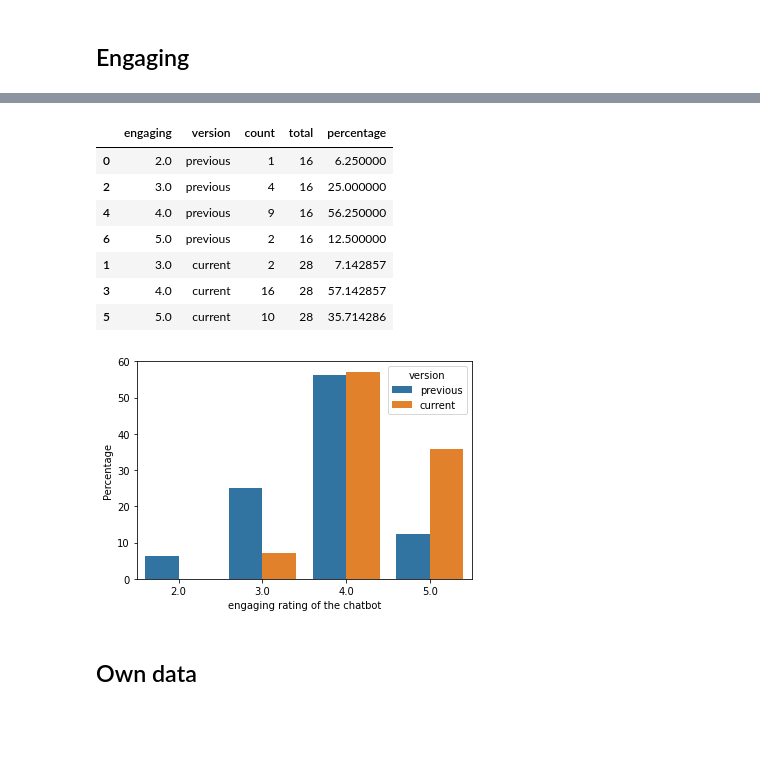
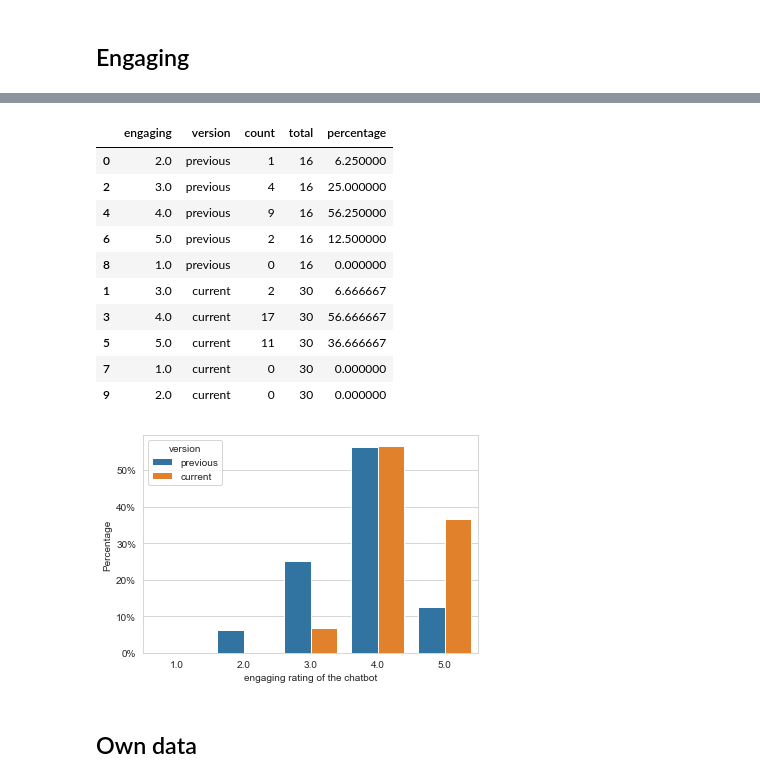
Before and after one commit to weijie9512/official_sat_chatbot, a Jupyter notebook: jupyter/Stage 7 - Evaluation.ipynb, the cells around one changed output, grey strips where cells are left out. Cells and saved outputs as stored; diff of their text form; code cells hidden in the pictures; blank space fills up the shorter version.

```diff
--- a/jupyter/Stage 7 - Evaluation.ipynb
+++ b/jupyter/Stage 7 - Evaluation.ipynb
@@ -1,7 +1,7 @@
 # %%
 import pandas as pd
 # %%
-df = pd.read_excel("/Users/weijiechua/Desktop/ImperialClasses/Courses/thirdterm/individual/official/official_sat_chatbot/data/evaluation.xlsx")
+df = pd.read_excel("/Users/weijiechua/Desktop/ImperialClasses/Courses/thirdterm/individual/official/official_sat_chatbot/data/evaluation2.xlsx")
 # %%
 df
 # %% [output]
@@ -67,5 +67,5 @@ df
 # %%
-#df.drop([2, 3, 15], inplace=True)
+df.drop([28], inplace=True)
 # %%
 df
 # %% [output]
@@ -338,13 +385,9 @@ empathy2.columns = [keyword, "version"]
+# %%
+df_graph = df_graph.append({f"{keyword}": 1.0, "version": "current", "count": 0}, ignore_index=True)
+df_graph = df_graph.append({f"{keyword}": 1.0, "version": "previous", "count": 0}, ignore_index=True)
+df_graph = df_graph.append({f"{keyword}": 2.0, "version": "current", "count": 0}, ignore_index=True)
 # %%
-df_empathy = pd.concat([empathy1, empathy2])
 
-df_empathy["count"] = 1
-
-#df_empathy
-
-df_graph = df_empathy.groupby([keyword,"version"]).agg("sum").reset_index()
-
-df_graph
 
 df_count = df_graph[["version", "count"]].groupby("version").agg("sum").reset_index()
 df_count.columns = ["version", "total"]
@@ -362,13 +405,18 @@ df_graph.sort_values(by=["version"], ascending=False)
 | 2 | 3.0 | previous | 4 | 16 | 25.000000 |
 | 4 | 4.0 | previous | 9 | 16 | 56.250000 |
 | 6 | 5.0 | previous | 2 | 16 | 12.500000 |
-| 1 | 3.0 | current | 2 | 28 | 7.142857 |
-| 3 | 4.0 | current | 16 | 28 | 57.142857 |
-| 5 | 5.0 | current | 10 | 28 | 35.714286 |
+| 8 | 1.0 | previous | 0 | 16 | 0.000000 |
+| 1 | 3.0 | current | 2 | 30 | 6.666667 |
+| 3 | 4.0 | current | 17 | 30 | 56.666667 |
+| 5 | 5.0 | current | 11 | 30 | 36.666667 |
+| 7 | 1.0 | current | 0 | 30 | 0.000000 |
+| 9 | 2.0 | current | 0 | 30 | 0.000000 |
 # %%
 ax = sns.barplot(x=keyword, y="percentage", hue="version", data=df_graph, )
 ax.set(xlabel=f'{keyword} rating of the chatbot', ylabel='Percentage')
-#plt.xlim(0, 5)
+ticks = ['1.0', '2.0', '3.0', '4.0', '5.0']
+ax.set_xticklabels(ticks);
+ax.set_yticklabels(['0%', '10%', '20%', '30%', '40%', '50%', '60%', '70%']);
 plt.show()
 # %% [output]
-[figure, old version]
+[figure, new version]
```
Also changed, not shown: parts of 54 cells of this notebook, 4 other files.
